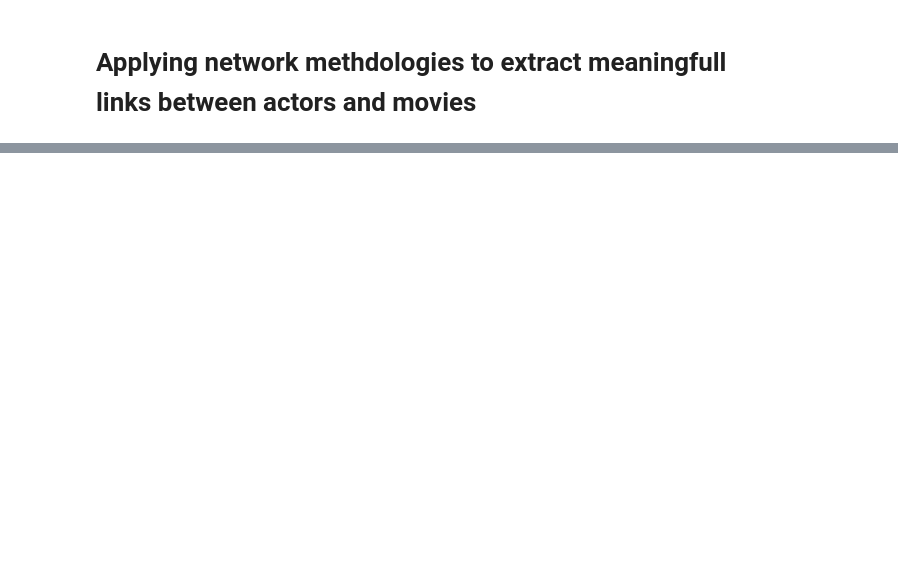
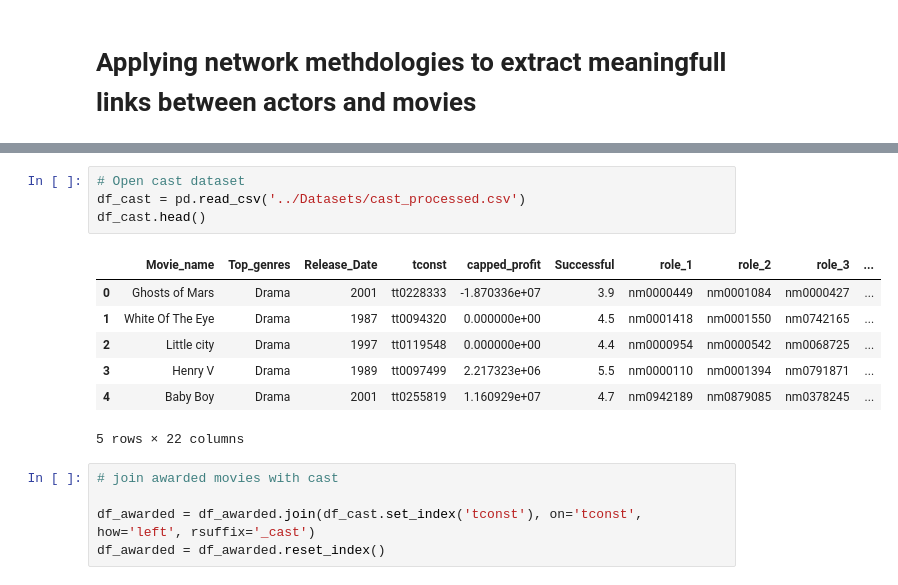
Before and after one commit to epfl-ada/ada-2023-project-bavmaresearch, a Jupyter notebook: Code/graph_analysis.ipynb, the cells around one changed output, grey strips where cells are left out. Saved outputs shown, nothing was run; the diff lists cells and outputs as text; blank space fills up the shorter version.

```diff
--- a/Code/graph_analysis.ipynb
+++ b/Code/graph_analysis.ipynb
@@ -30,0 +53,17 @@ df_awarded = df_movie[df_movie.Awards != 'Not Available']
+# %%
+# Open cast dataset
+df_cast = pd.read_csv('../Datasets/cast_processed.csv')
+df_cast.head()
+# %% [output]
+|  | Movie_name | Top_genres | Release_Date | tconst | capped_profit | Successful | role_1 | role_2 | role_3 | ... |
+| 0 | Ghosts of Mars | Drama | 2001 | tt0228333 | -1.870336e+07 | 3.9 | nm0000449 | nm0001084 | nm0000427 | ... |
+| 1 | White Of The Eye | Drama | 1987 | tt0094320 | 0.000000e+00 | 4.5 | nm0001418 | nm0001550 | nm0742165 | ... |
+| 2 | Little city | Drama | 1997 | tt0119548 | 0.000000e+00 | 4.4 | nm0000954 | nm0000542 | nm0068725 | ... |
+| 3 | Henry V | Drama | 1989 | tt0097499 | 2.217323e+06 | 5.5 | nm0000110 | nm0001394 | nm0791871 | ... |
+| 4 | Baby Boy | Drama | 2001 | tt0255819 | 1.160929e+07 | 4.7 | nm0942189 | nm0879085 | nm0378245 | ... |
+5 rows × 22 columns
+# %%
+# join awarded movies with cast
+
+df_awarded = df_awarded.join(df_cast.set_index('tconst'), on='tconst', how='left', rsuffix='_cast')
+df_awarded = df_awarded.reset_index()
```
Also changed, not shown: parts of 12 cells of this notebook.
